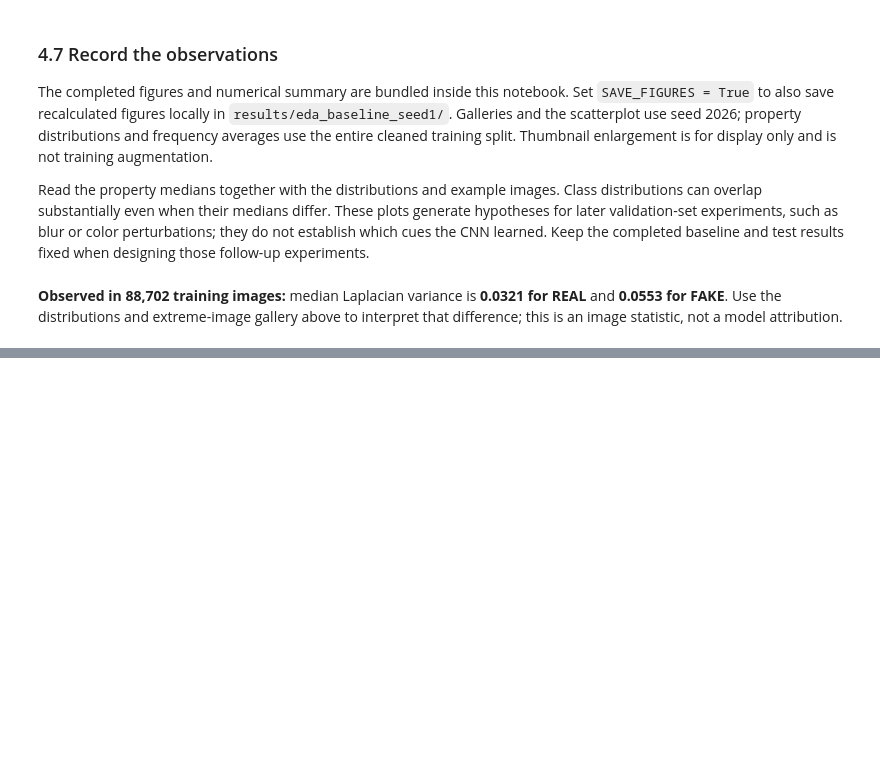
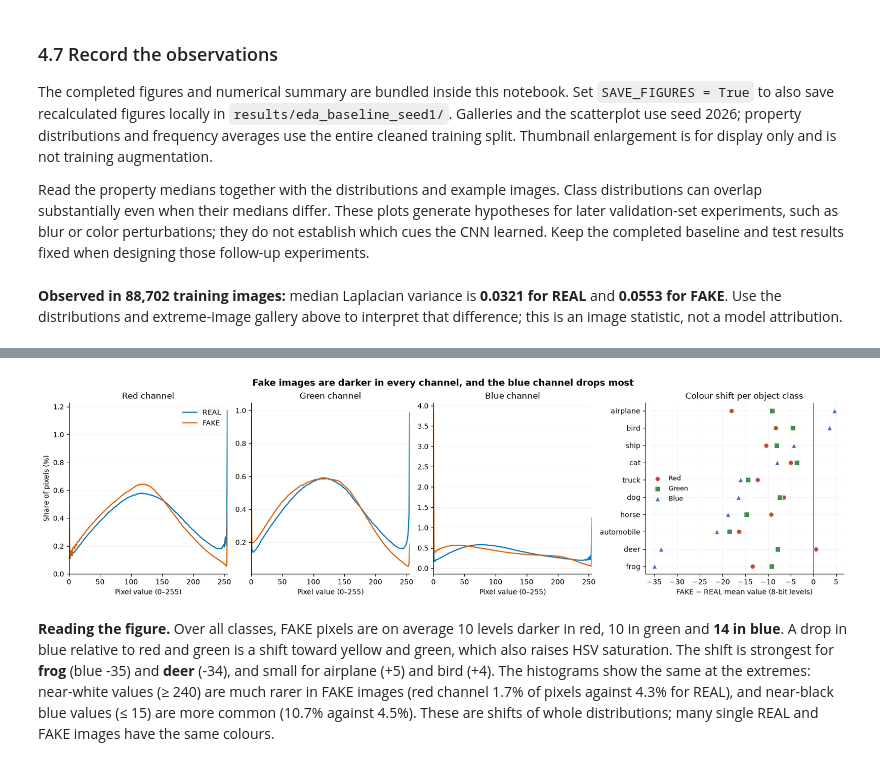
Before and after one commit to adamp-22/kandy, a Jupyter notebook: phase1/01_training_data_exploration.ipynb, the cells around one changed output, grey strips where cells are left out. Saved outputs shown, nothing was run; the diff lists cells and outputs as text; code cells hidden in the pictures; blank space fills up the shorter version.

```diff
--- a/phase1/01_training_data_exploration.ipynb
+++ b/phase1/01_training_data_exploration.ipynb
@@ -1548,0 +1708,41 @@ These statistics describe the training data only. They show what a model *could*
+# %%
+hist = extra["channel_hist"].astype(np.float64)
+density = hist / hist.sum(axis=-1, keepdims=True)
+CHANNELS = [("Red", "#c4453a", "o"), ("Green", "#3f8f4f", "s"), ("Blue", "#3b6fb6", "^")]
+fig, axes = plt.subplots(1, 4, figsize=(16, 4.4), layout="constrained", gridspec_kw={"width_ratios": [1, 1, 1, 1.25]})
+levels = np.arange(256)
+for c, (channel, _, _) in enumerate(CHANNELS):
+    ax = axes[c]
+    for name, label in EDA_CLASS_ORDER:
+        ax.plot(levels, density[label, c] * 100, color=EDA_COLORS[name], lw=1.6, label=name)
+    ax.set(title=f"{channel} channel", xlabel="Pixel value (0–255)", xlim=(0, 255))
+    style_eda_axes(ax)
+axes[0].set_ylabel("Share of pixels (%)")
+axes[0].legend(frameon=False)
+shift = (mean_images[0, 1:] - mean_images[1, 1:]).mean(axis=(1, 2)) * 255  # class × channel, FAKE − REAL
+order = np.argsort(shift[:, 2])
+ax = axes[3]
+for c, (channel, colour, marker) in enumerate(CHANNELS):
+    ax.scatter(shift[order, c], np.arange(10), color=colour, marker=marker, s=46, label=channel, zorder=3, edgecolor="white", linewidth=0.6)
+ax.axvline(0, color="0.35", lw=1)
+ax.set_yticks(np.arange(10), [OBJECT_NAMES[o] for o in order])
+ax.set(xlabel="FAKE − REAL mean value (8-bit levels)", title="Colour shift per object class")
+ax.legend(frameon=False, loc="center left", fontsize=9)
+style_eda_axes(ax)
+ax.grid(axis="x", alpha=0.14)
+fig.suptitle("Fake images are darker in every channel, and the blue channel drops most", fontsize=13, fontweight="bold")
+finish_eda_figure(fig, "09_colour_channels")
+
+overall = (mean_images[0, 0] - mean_images[1, 0]).mean(axis=(0, 1)) * 255
+display(Markdown(
+    f"**Reading the figure.** Over all classes, FAKE pixels are on average {-overall[0]:.0f} levels darker in red, {-overall[1]:.0f} in green and "
+    f"**{-overall[2]:.0f} in blue**. A drop in blue relative to red and green is a shift toward yellow and green, which also raises HSV saturation. "
+    f"The shift is strongest for **{OBJECT_NAMES[order[0]]}** (blue {shift[order[0], 2]:+.0f}) and **{OBJECT_NAMES[order[1]]}** ({shift[order[1], 2]:+.0f}), "
+    f"and small for {OBJECT_NAMES[order[-1]]} ({shift[order[-1], 2]:+.0f}) and {OBJECT_NAMES[order[-2]]} ({shift[order[-2], 2]:+.0f}). "
+    f"The histograms show the same at the extremes: near-white values (≥ 240) are much rarer in FAKE images (red channel {density[0, 0, 240:].sum():.1%} of pixels against "
+    f"{density[1, 0, 240:].sum():.1%} for REAL), and near-black blue values (≤ 15) are more common ({density[0, 2, :16].sum():.1%} against {density[1, 2, :16].sum():.1%}). "
+    "These are shifts of whole distributions; many single REAL and FAKE images have the same colours."
+))
+# %% [output]
+[figure, added]
+**Reading the figure.** Over all classes, FAKE pixels are on average 10 levels darker in red, 10 in green and **14 in blue**. A drop in blue relative to red and green is a shift toward yellow and green, which also raises HSV saturation. The shift is strongest for **frog** (blue -35) and **deer** (-34), and small for airplane (+5) and bird (+4). The histograms show the same at the extremes: near-white values (≥ 240) are much rarer in FAKE images (red channel 1.7% of pixels against 4.3% for REAL), and near-black blue values (≤ 15) are more common (10.7% against 4.5%). These are shifts of whole distributions; many single REAL and FAKE images have the same colours.
```
Also changed, not shown: parts of 15 cells of this notebook, 3 other files.
